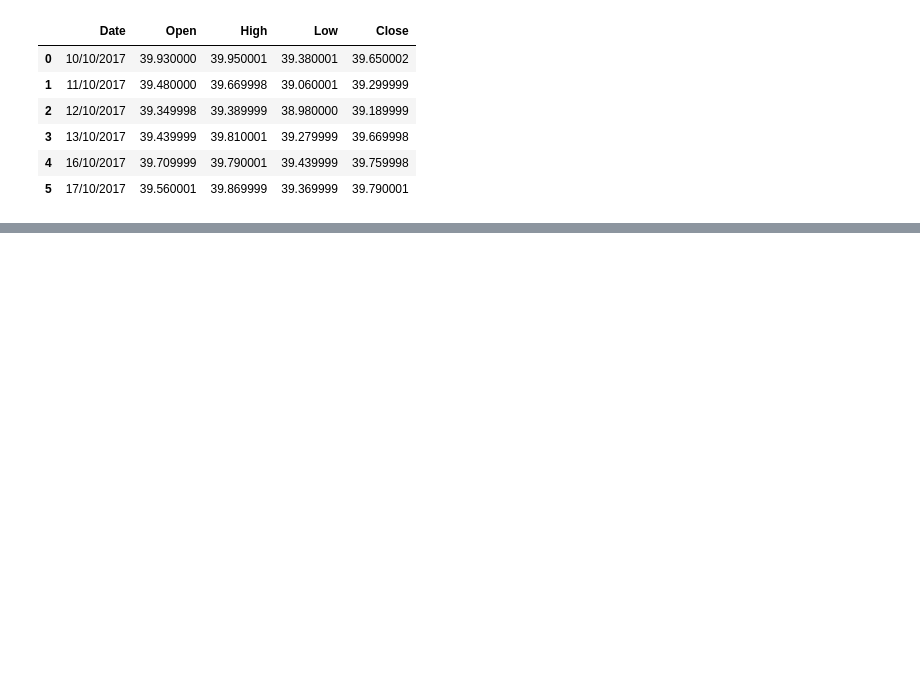
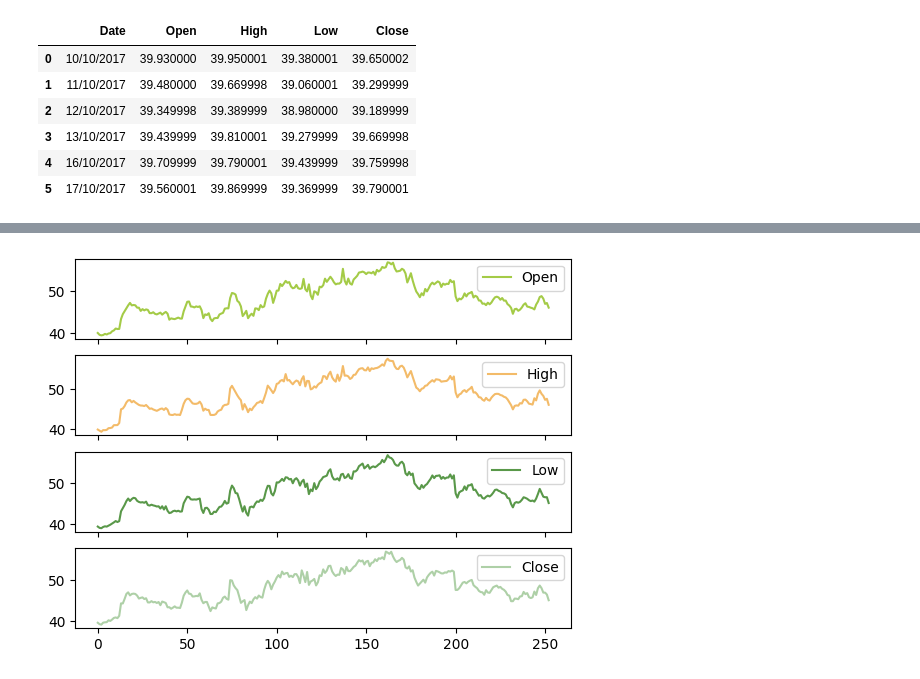
Before and after one commit to moisescujardo/python-projects, a Jupyter notebook: data-science-projects/learning_python_pandas_intel_stock_data.ipynb, the cells around one changed output, grey strips where cells are left out. Drawn from its saved outputs; the diff is of its cells as text; code cells hidden in the pictures; blank space fills up the shorter version.

```diff
--- a/data-science-projects/learning_python_pandas_intel_stock_data.ipynb
+++ b/data-science-projects/learning_python_pandas_intel_stock_data.ipynb
@@ -245,0 +278,22 @@ open_gt_39_close_lt_40
+# %%
+# each chart or graph has its own default colors
+# that can be overriden by specifying color values (dict)
+
+
+# remove the subplots=True and
+# you will get one graph with different
+# colors from the default
+
+# let's continue where we left
+axis = intel_stock_df.plot.line(
+    subplots=True,
+    color={
+        'Open': '#a4cb47',
+        'High': '#f3bb69',
+        'Low': '#599849',
+        'Close': '#aed0a7'
+
+    }
+)
+# %% [output]
+[figure, added]
```
Also changed, not shown: parts of 9 cells of this notebook.
